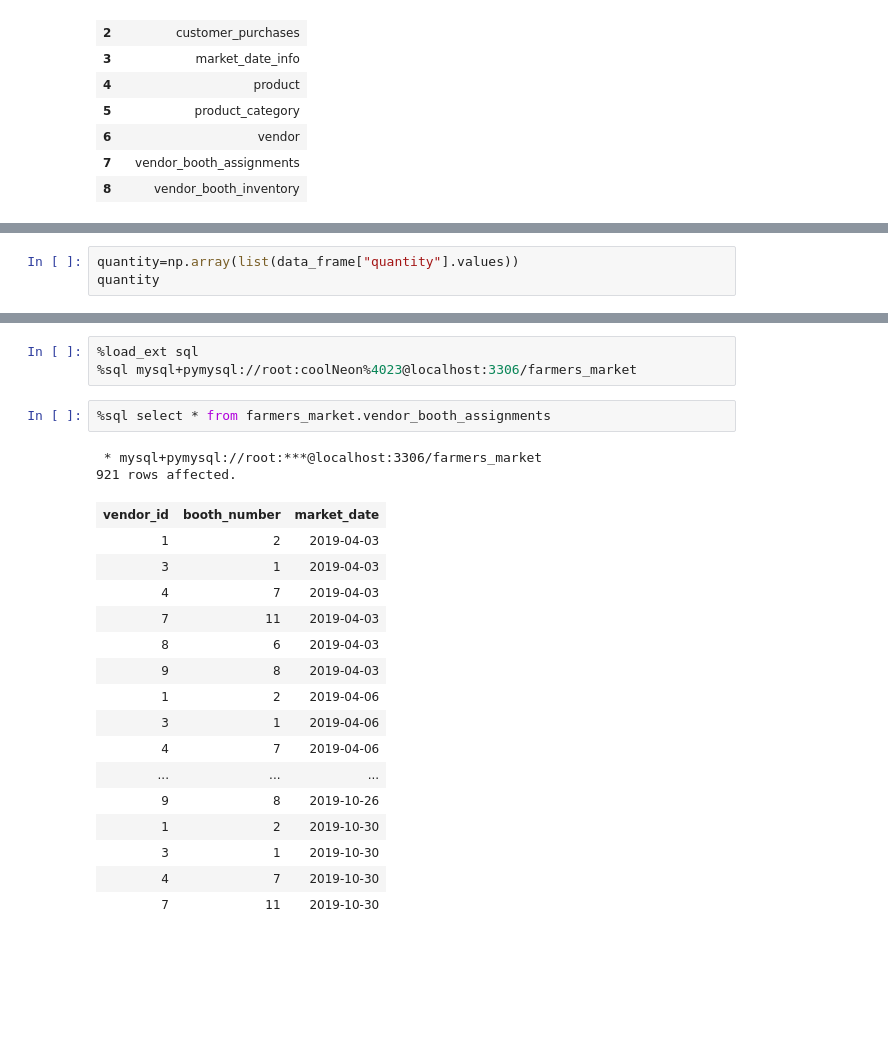
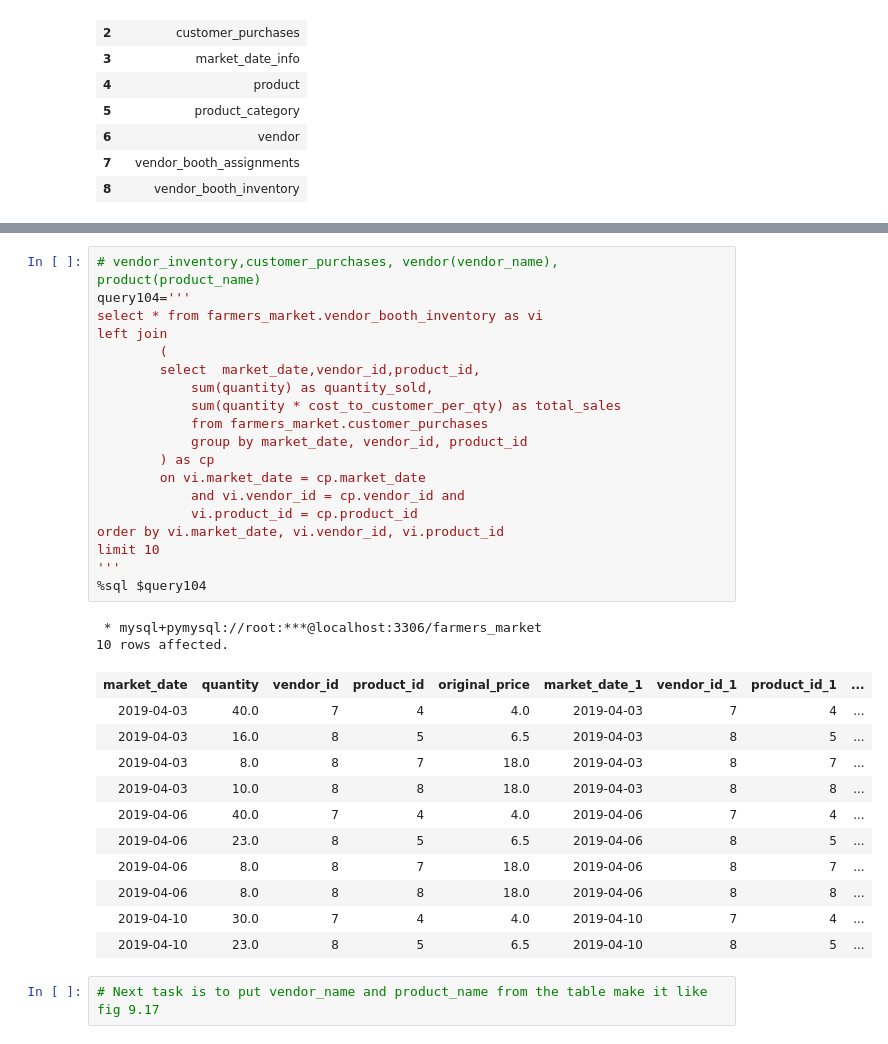
Before and after one commit to KunalNeon/SQL-For-Data-Scientist, a Jupyter notebook: sql.ipynb, the cells around one changed output, grey strips where cells are left out. Drawn from its saved outputs; the diff is of its cells as text; blank space fills up the shorter version.

```diff
--- a/sql.ipynb
+++ b/sql.ipynb
@@ -2218,3 +2098,0 @@ array([20, 30])
-# %%
-quantity=np.array(list(data_frame["quantity"].values))
-quantity
@@ -2260,24 +2099,35 @@ UsageError: Line magic function `%sql` not found.
-# %%
-%load_ext sql
-%sql mysql+pymysql://root:coolNeon%4023@localhost:3306/farmers_market
 # %%
-%sql select * from farmers_market.vendor_booth_assignments
+# vendor_inventory,customer_purchases, vendor(vendor_name), product(product_name)
+query104='''
+select * from farmers_market.vendor_booth_inventory as vi
+left join
+        (
+        select  market_date,vendor_id,product_id,
+            sum(quantity) as quantity_sold,
+            sum(quantity * cost_to_customer_per_qty) as total_sales
+            from farmers_market.customer_purchases
+            group by market_date, vendor_id, product_id
+        ) as cp
+        on vi.market_date = cp.market_date
+            and vi.vendor_id = cp.vendor_id and
+            vi.product_id = cp.product_id
+order by vi.market_date, vi.vendor_id, vi.product_id
+limit 10
+'''
+%sql $query104
 # %% [output]
  * mysql+pymysql://root:***@localhost:3306/farmers_market
-921 rows affected.
+10 rows affected.
-| vendor_id | booth_number | market_date |
-| 1 | 2 | 2019-04-03 |
-| 3 | 1 | 2019-04-03 |
-| 4 | 7 | 2019-04-03 |
-| 7 | 11 | 2019-04-03 |
-| 8 | 6 | 2019-04-03 |
-| 9 | 8 | 2019-04-03 |
-| 1 | 2 | 2019-04-06 |
-| 3 | 1 | 2019-04-06 |
-| 4 | 7 | 2019-04-06 |
-| ... | ... | ... |
-| 9 | 8 | 2019-10-26 |
-| 1 | 2 | 2019-10-30 |
-| 3 | 1 | 2019-10-30 |
-| 4 | 7 | 2019-10-30 |
-| 7 | 11 | 2019-10-30 |
+| market_date | quantity | vendor_id | product_id | original_price | market_date_1 | vendor_id_1 | product_id_1 | ... |
+| 2019-04-03 | 40.0 | 7 | 4 | 4.0 | 2019-04-03 | 7 | 4 | ... |
+| 2019-04-03 | 16.0 | 8 | 5 | 6.5 | 2019-04-03 | 8 | 5 | ... |
+| 2019-04-03 | 8.0 | 8 | 7 | 18.0 | 2019-04-03 | 8 | 7 | ... |
+| 2019-04-03 | 10.0 | 8 | 8 | 18.0 | 2019-04-03 | 8 | 8 | ... |
+| 2019-04-06 | 40.0 | 7 | 4 | 4.0 | 2019-04-06 | 7 | 4 | ... |
+| 2019-04-06 | 23.0 | 8 | 5 | 6.5 | 2019-04-06 | 8 | 5 | ... |
+| 2019-04-06 | 8.0 | 8 | 7 | 18.0 | 2019-04-06 | 8 | 7 | ... |
+| 2019-04-06 | 8.0 | 8 | 8 | 18.0 | 2019-04-06 | 8 | 8 | ... |
+| 2019-04-10 | 30.0 | 7 | 4 | 4.0 | 2019-04-10 | 7 | 4 | ... |
+| 2019-04-10 | 23.0 | 8 | 5 | 6.5 | 2019-04-10 | 8 | 5 | ... |
+# %%
+# Next task is to put vendor_name and product_name from the table make it like fig 9.17
```
Also changed, not shown: parts of 28 cells of this notebook.
